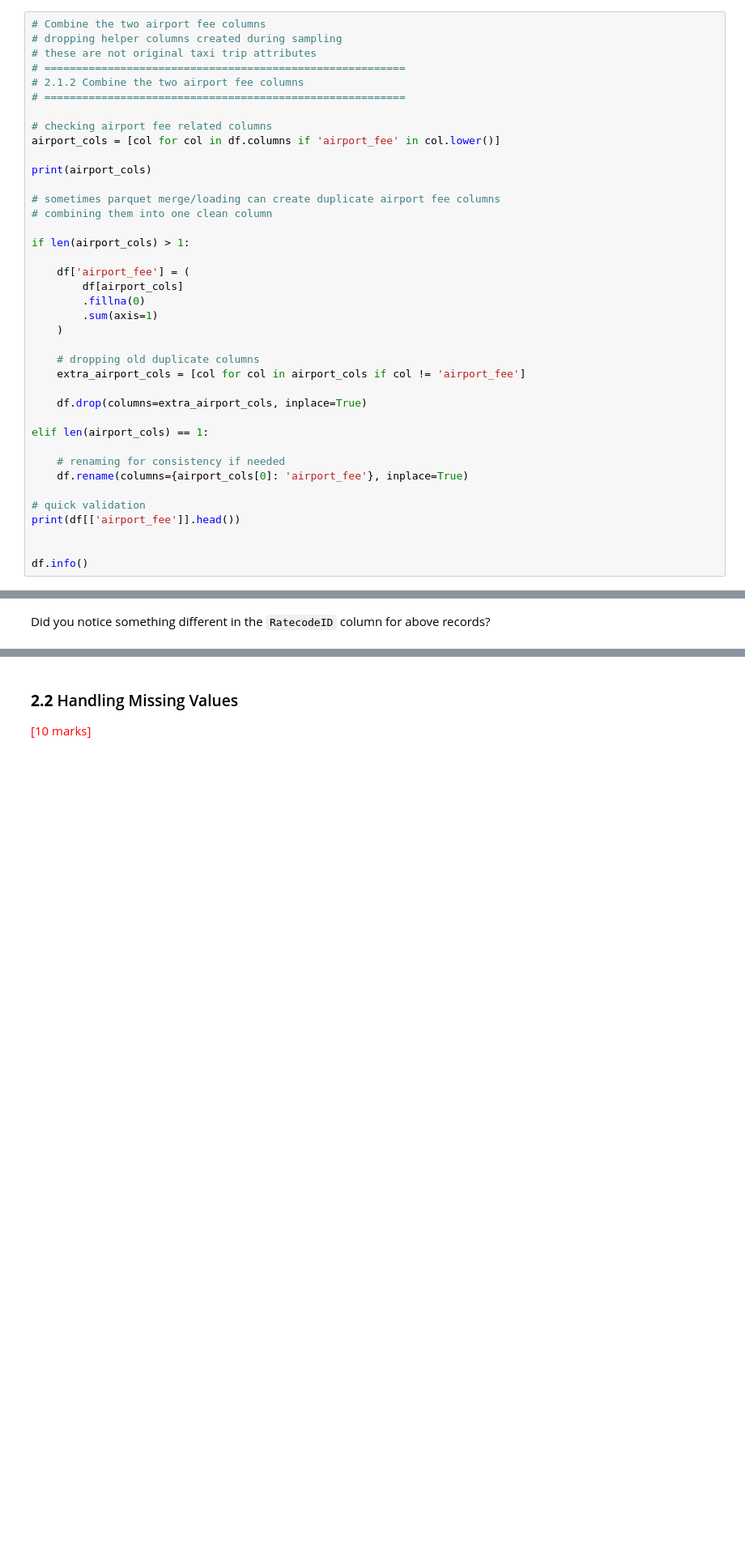
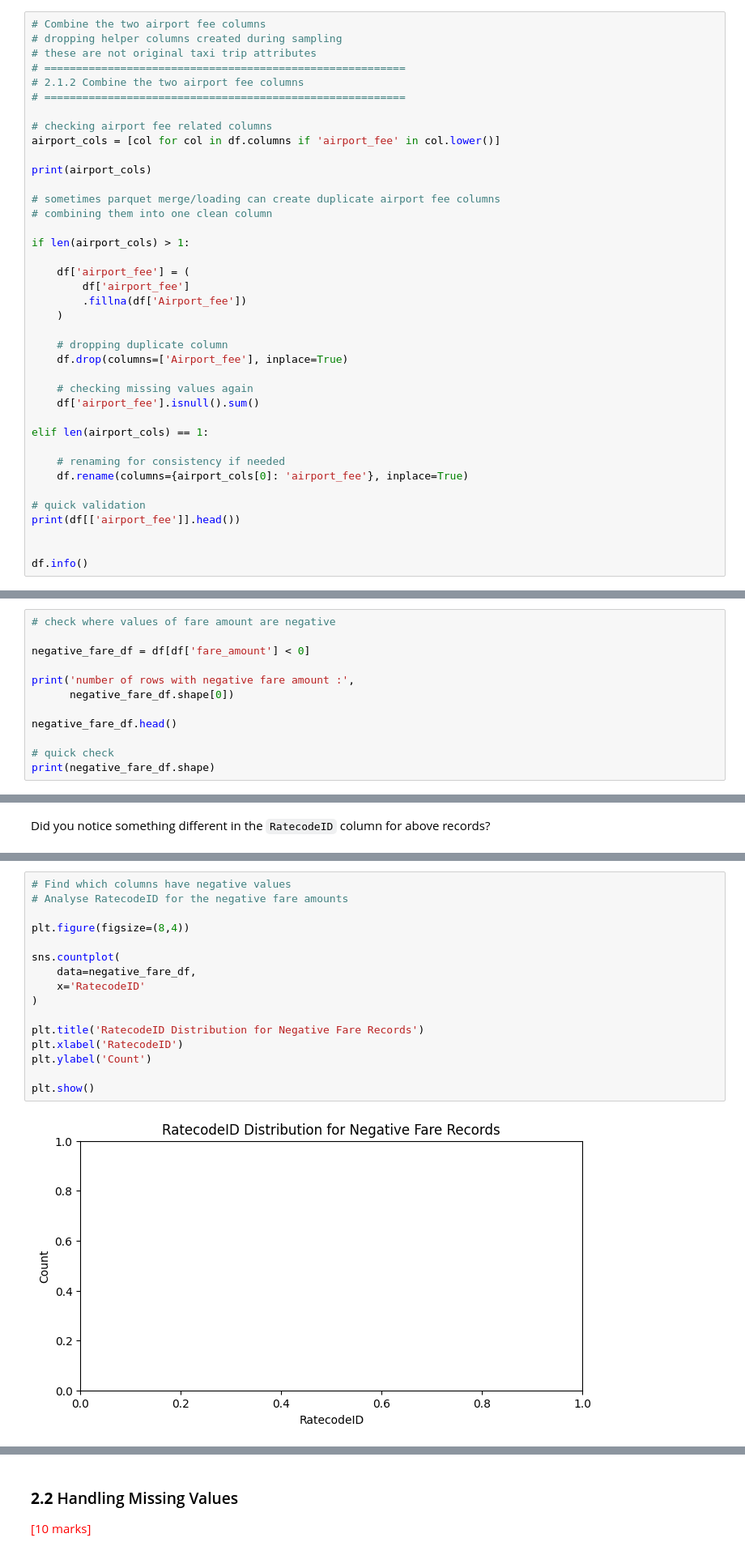
Before and after one commit to viswanathamveluri/epg-appliedai, a Jupyter notebook: assessment/EDA_Assg_NYC_Taxi_Starter.ipynb, the cells around one changed output, grey strips where cells are left out. Shown at 81% size. Drawn from its saved outputs; the diff is of its cells as text; blank space fills up the shorter version.

Commit message:
calculated the missing values

```diff
--- a/assessment/EDA_Assg_NYC_Taxi_Starter.ipynb
+++ b/assessment/EDA_Assg_NYC_Taxi_Starter.ipynb
@@ -448,15 +450,15 @@ print(airport_cols)
 if len(airport_cols) > 1:
 
     df['airport_fee'] = (
-        df[airport_cols]
-        .fillna(0)
-        .sum(axis=1)
+        df['airport_fee']
+        .fillna(df['Airport_fee'])
     )
 
-    # dropping old duplicate columns
-    extra_airport_cols = [col for col in airport_cols if col != 'airport_fee']
+    # dropping duplicate column
+    df.drop(columns=['Airport_fee'], inplace=True)
 
-    df.drop(columns=extra_airport_cols, inplace=True)
+    # checking missing values again
+    df['airport_fee'].isnull().sum()
 
 elif len(airport_cols) == 1:
 
@@ -493,0 +494,12 @@ Fix columns with negative (monetary) values
+# %%
+# check where values of fare amount are negative
+
+negative_fare_df = df[df['fare_amount'] < 0]
+
+print('number of rows with negative fare amount :',
+      negative_fare_df.shape[0])
+
+negative_fare_df.head()
+
+# quick check
+print(negative_fare_df.shape)
@@ -501,0 +522,18 @@ Did you notice something different in the `RatecodeID` column for above records?
+# %%
+# Find which columns have negative values
+# Analyse RatecodeID for the negative fare amounts
+
+plt.figure(figsize=(8,4))
+
+sns.countplot(
+    data=negative_fare_df,
+    x='RatecodeID'
+)
+
+plt.title('RatecodeID Distribution for Negative Fare Records')
+plt.xlabel('RatecodeID')
+plt.ylabel('Count')
+
+plt.show()
+# %% [output]
+[figure, added]
```
Also changed, not shown: parts of 21 cells of this notebook.
